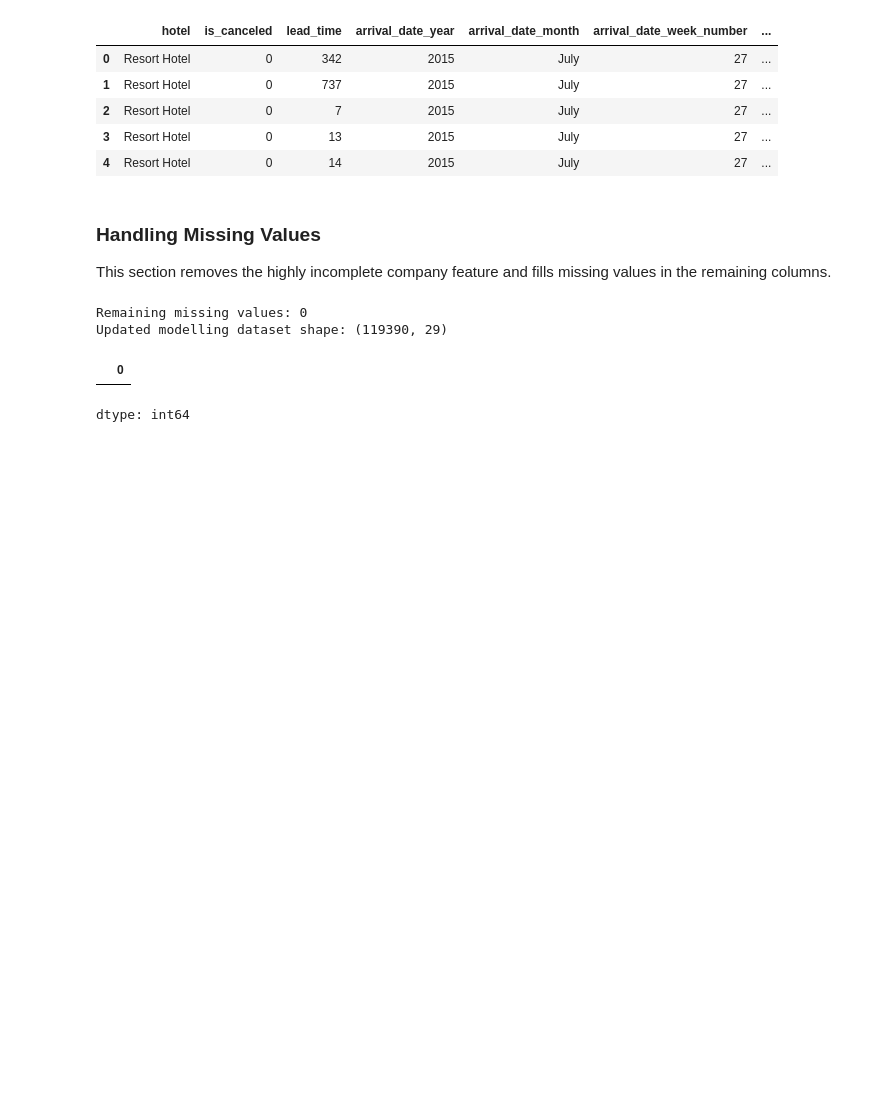
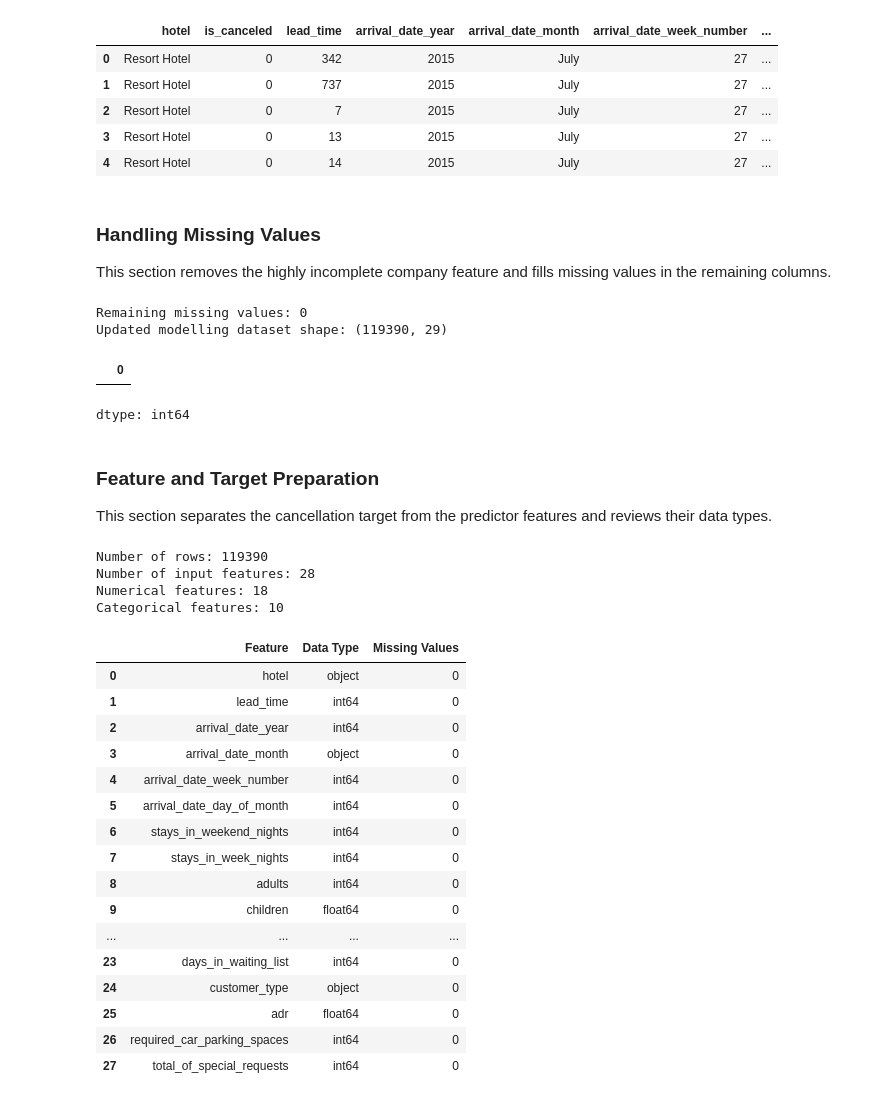
Before and after one commit to Battsengel2026124/ST_ML_C3_Hotel_Booking, a Jupyter notebook: Hotel_Booking_CA_3.ipynb, the cells around one changed output. Drawn from its saved outputs; the diff is of its cells as text; code cells hidden in the pictures; blank space fills up the shorter version.

```diff
--- a/Hotel_Booking_CA_3.ipynb
+++ b/Hotel_Booking_CA_3.ipynb
@@ -798,3 +798,49 @@ Remaining missing values: 0
 Updated modelling dataset shape: (119390, 29)
 |  | 0 |
 dtype: int64
+# %% [markdown]
+
+### Feature and Target Preparation
+This section separates the cancellation target from the predictor features and reviews their data types.
+# %%
+# Separating the prediction target from the input features
+X = model_df.drop(columns=["is_canceled"])
+y = model_df["is_canceled"]
+
+# Identifying numerical and categorical features
+numerical_features = X.select_dtypes(include=["number"]).columns.tolist()
+categorical_features = X.select_dtypes(exclude=["number"]).columns.tolist()
+
+print("Number of rows:", len(X))
+print("Number of input features:", X.shape[1])
+print("Numerical features:", len(numerical_features))
+print("Categorical features:", len(categorical_features))
+
+# Reviewing the feature data types
+display(pd.DataFrame({
+    "Feature": X.columns,
+    "Data Type": X.dtypes.astype(str).values,
+    "Missing Values": X.isnull().sum().values
+}))
+# %% [output]
+Number of rows: 119390
+Number of input features: 28
+Numerical features: 18
+Categorical features: 10
+|  | Feature | Data Type | Missing Values |
+| 0 | hotel | object | 0 |
+| 1 | lead_time | int64 | 0 |
+| 2 | arrival_date_year | int64 | 0 |
+| 3 | arrival_date_month | object | 0 |
+| 4 | arrival_date_week_number | int64 | 0 |
+| 5 | arrival_date_day_of_month | int64 | 0 |
+| 6 | stays_in_weekend_nights | int64 | 0 |
+| 7 | stays_in_week_nights | int64 | 0 |
+| 8 | adults | int64 | 0 |
+| 9 | children | float64 | 0 |
+| ... | ... | ... | ... |
+| 23 | days_in_waiting_list | int64 | 0 |
+| 24 | customer_type | object | 0 |
+| 25 | adr | float64 | 0 |
+| 26 | required_car_parking_spaces | int64 | 0 |
+| 27 | total_of_special_requests | int64 | 0 |
```
Also changed, not shown: parts of 4 cells of this notebook.
